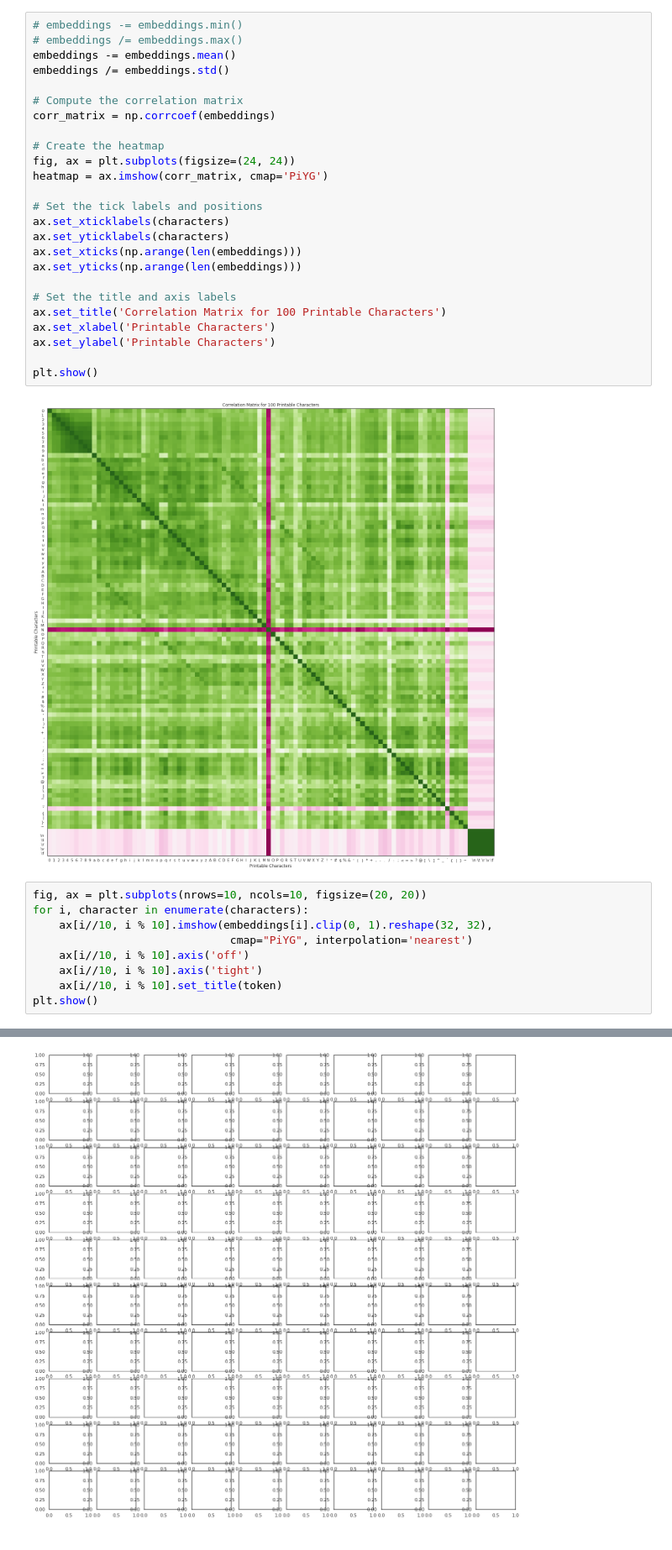
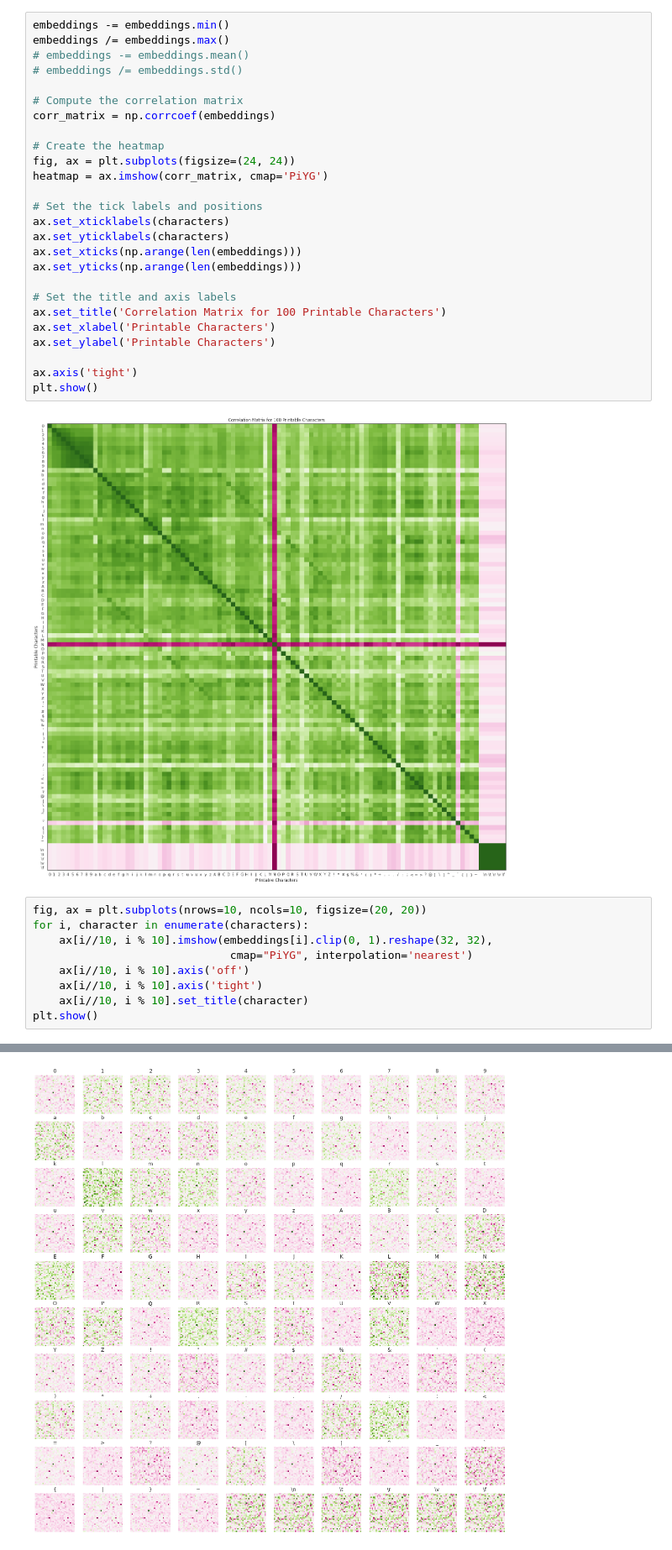
Before and after one commit to tmquan/textbundle, a Jupyter notebook: notebooks/char_embedding.ipynb, the cells around one changed output, grey strips where cells are left out. Shown at 84% size. Saved outputs shown, nothing was run; the diff lists cells and outputs as text.

```diff
--- a/notebooks/char_embedding.ipynb
+++ b/notebooks/char_embedding.ipynb
@@ -53,10 +53,10 @@ b [-0.37766 -0.57014  0.4322  ... -0.02725 -0.18119  0.0864 ]
 \v [-0.18707  0.09738 -0.12419 ... -0.8026  -0.24748  0.84416]
 \f [-0.18707  0.09738 -0.12419 ... -0.8026  -0.24748  0.84416]
 # %%
-# embeddings -= embeddings.min()
-# embeddings /= embeddings.max()
-embeddings -= embeddings.mean()
-embeddings /= embeddings.std()
+embeddings -= embeddings.min()
+embeddings /= embeddings.max()
+# embeddings -= embeddings.mean()
+# embeddings /= embeddings.std()
 
 # Compute the correlation matrix
 corr_matrix = np.corrcoef(embeddings)
@@ -76,6 +76,7 @@ ax.set_title('Correlation Matrix for 100 Printable Characters')
 ax.set_xlabel('Printable Characters')
 ax.set_ylabel('Printable Characters')
 
+ax.axis('tight')
 plt.show()
 # %% [output]
 [figure]
@@ -86,6 +87,6 @@ for i, character in enumerate(characters):
                               cmap="PiYG", interpolation='nearest')
     ax[i//10, i % 10].axis('off')
     ax[i//10, i % 10].axis('tight')
-    ax[i//10, i % 10].set_title(token)
+    ax[i//10, i % 10].set_title(character)
 plt.show()
 # %% [output]
@@ -93 +93 @@ NameError: name 'tokens' is not defined
-[figure, old version]
+[figure, new version]
```
Also changed, not shown: parts of 3 cells of this notebook.
